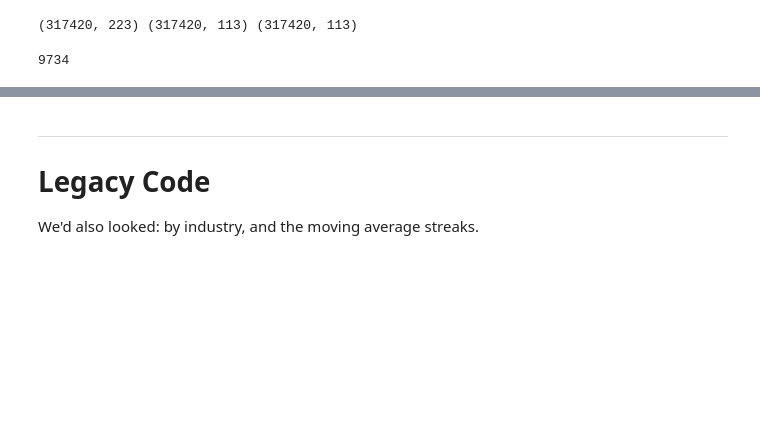
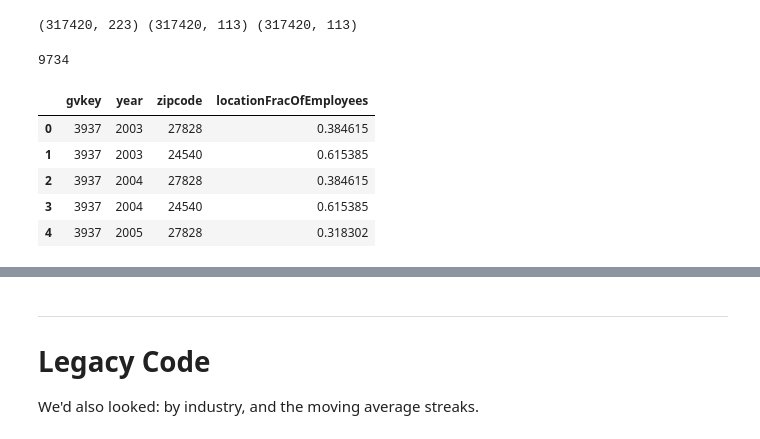
Before and after one commit to brianreed21/extremes, a Jupyter notebook: extremesCleaningCode/weatherCompilation.ipynb, the cells around one changed output, grey strips where cells are left out. Drawn from its saved outputs; the diff is of its cells as text; code cells hidden in the pictures; blank space fills up the shorter version.

```diff
--- a/extremesCleaningCode/weatherCompilation.ipynb
+++ b/extremesCleaningCode/weatherCompilation.ipynb
@@ -569,3 +580,12 @@ establishmentZips = fractions.zipcode.unique()
 len(establishmentZips)
 # %% [output]
 9734
+# %%
+fractions.head()
+# %% [output]
+|  | gvkey | year | zipcode | locationFracOfEmployees |
+| 0 | 3937 | 2003 | 27828 | 0.384615 |
+| 1 | 3937 | 2003 | 24540 | 0.615385 |
+| 2 | 3937 | 2004 | 27828 | 0.384615 |
+| 3 | 3937 | 2004 | 24540 | 0.615385 |
+| 4 | 3937 | 2005 | 27828 | 0.318302 |
```
Also changed, not shown: parts of 6 cells of this notebook, 3 other files.
